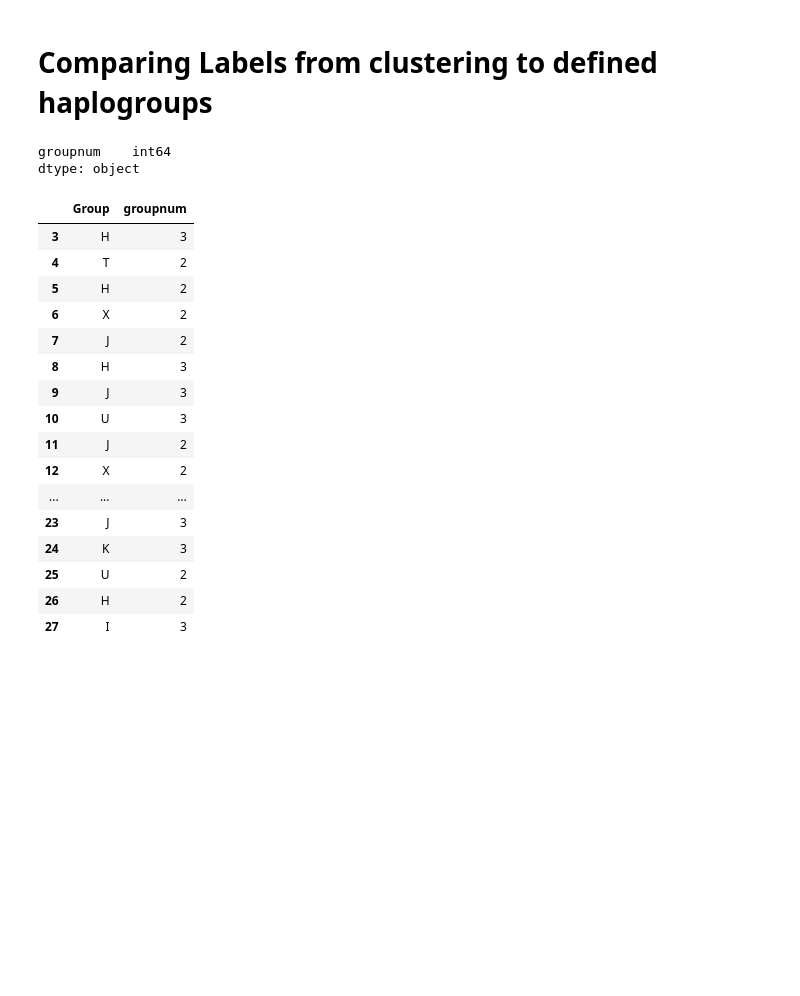
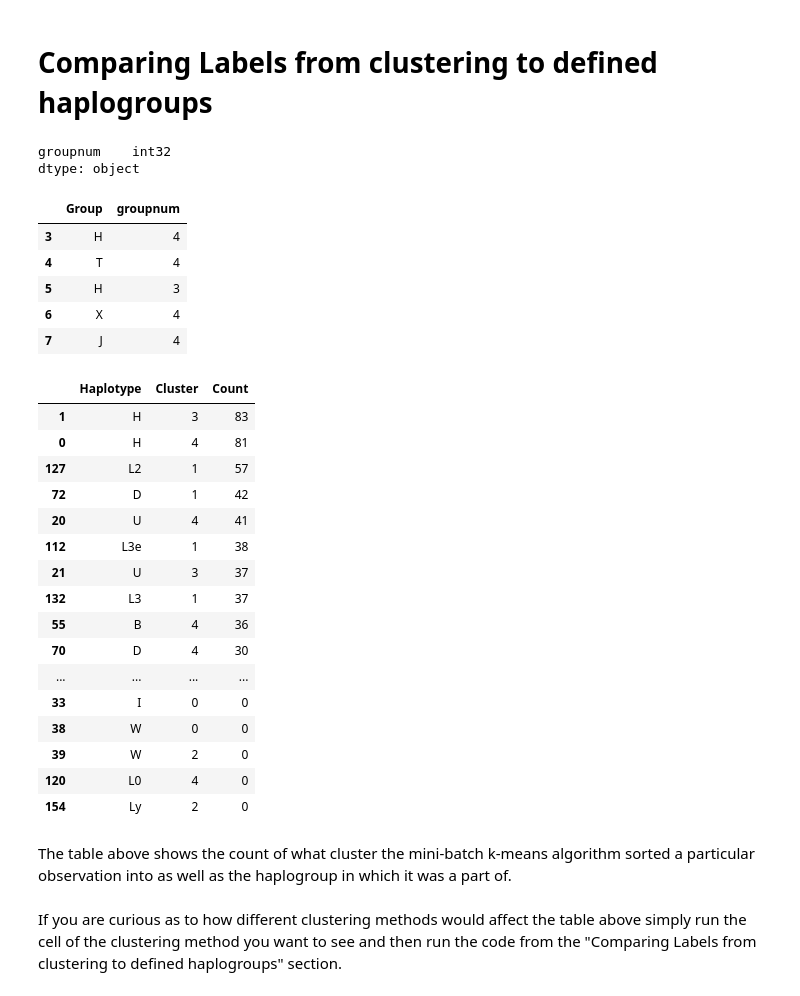
Before and after one commit to Gavin-Whitesitt/Project-2, a Jupyter notebook: Problem #2 Mitochondria .ipynb, the cells around one changed output. Drawn from its saved outputs; the diff is of its cells as text; code cells hidden in the pictures; blank space fills up the shorter version.

```diff
--- a/Problem #2 Mitochondria .ipynb
+++ b/Problem #2 Mitochondria .ipynb
@@ -406,31 +249,18 @@ plt.scatter(X_mitochondria_200PCA[:, 0], X_mitochondria_200PCA[:, 1], c=labels,
 # %%
 labels = pd.DataFrame(labels)
 labels.columns = ['groupnum']
-labels.index = labels.index
-labels.dtypes
 # %% [output]
-groupnum    int64
+groupnum    int32
 dtype: object
 # %%
 Y_mitochondria = pd.DataFrame(Y_mitochondria)
 # %%
 bytypes = pd.merge(Y_mitochondria, labels, left_index=True, right_index=True)
-bytypes.head(n=25)
+bytypes.head()
 # %% [output]
 |  | Group | groupnum |
-| 3 | H | 3 |
-| 4 | T | 2 |
-| 5 | H | 2 |
-| 6 | X | 2 |
-| 7 | J | 2 |
-| 8 | H | 3 |
-| 9 | J | 3 |
-| 10 | U | 3 |
-| 11 | J | 2 |
-| 12 | X | 2 |
-| ... | ... | ... |
-| 23 | J | 3 |
-| 24 | K | 3 |
-| 25 | U | 2 |
-| 26 | H | 2 |
-| 27 | I | 3 |
+| 3 | H | 4 |
+| 4 | T | 4 |
+| 5 | H | 3 |
+| 6 | X | 4 |
+| 7 | J | 4 |
@@ -436,0 +296,25 @@ bytypes.head(n=25)
+# %%
+with pd.option_context('display.max_rows', None, 'display.max_columns', None):
+    display(df2)
+# %% [output]
+|  | Haplotype | Cluster | Count |
+| 1 | H | 3 | 83 |
+| 0 | H | 4 | 81 |
+| 127 | L2 | 1 | 57 |
+| 72 | D | 1 | 42 |
+| 20 | U | 4 | 41 |
+| 112 | L3e | 1 | 38 |
+| 21 | U | 3 | 37 |
+| 132 | L3 | 1 | 37 |
+| 55 | B | 4 | 36 |
+| 70 | D | 4 | 30 |
+| ... | ... | ... | ... |
+| 33 | I | 0 | 0 |
+| 38 | W | 0 | 0 |
+| 39 | W | 2 | 0 |
+| 120 | L0 | 4 | 0 |
+| 154 | Ly | 2 | 0 |
+# %% [markdown]
+The table above shows the count of what cluster the mini-batch k-means algorithm sorted a particular observation into as well as the haplogroup in which it was a part of.
+# %% [markdown]
+If you are curious as to how different clustering methods would affect the table above simply run the cell of the clustering method you want to see and then run the code from the "Comparing Labels from clustering to defined haplogroups" section.
```
Also changed, not shown: parts of 42 cells of this notebook.
